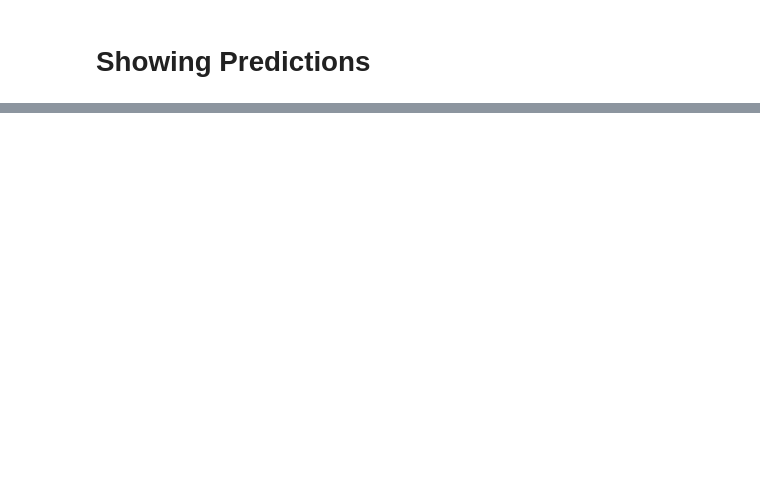
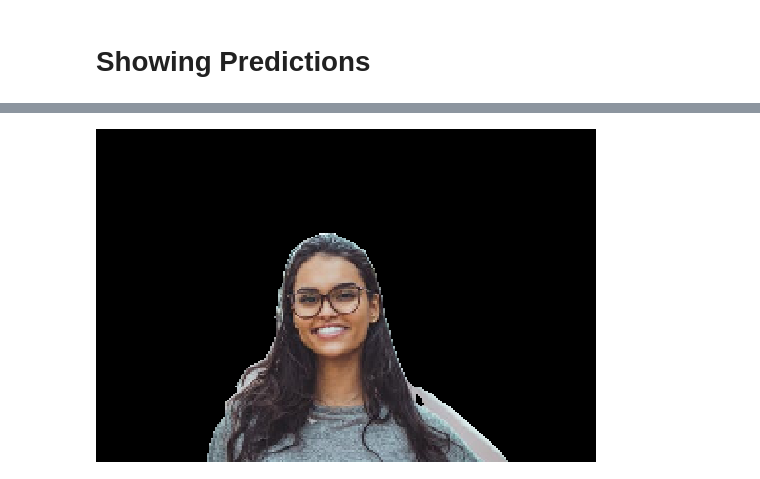
Before and after one commit to artanzand/image_segmentation_NST, a Jupyter notebook: src/U-Net_model.ipynb, the cells around one changed output, grey strips where cells are left out. Saved outputs shown, nothing was run; the diff lists cells and outputs as text; code cells hidden in the pictures; blank space fills up the shorter version.

```diff
--- a/src/U-Net_model.ipynb
+++ b/src/U-Net_model.ipynb
@@ -369,0 +407,19 @@ show_predictions(train_dataset, 2)
+# %%
+photo_mask = new_model.predict(processed_image_ds) > 0.5
+background_mask = np.abs(1 - photo_mask)
+
+
+original_img = tf.image.decode_jpeg(tf.io.read_file(IMAGE_PATH))
+h, w, _ = original_img.shape
+
+
+
+masked_photo = processed_image_ds * photo_mask
+background_mask = np.concatenate([background_mask, background_mask, background_mask], axis=-1)
+background_mask = background_mask * [0, 0, 255]
+final_photo = masked_photo
+
+
+tf.keras.preprocessing.image.array_to_img(tf.squeeze(tf.image.resize(final_photo, [h, w], method="nearest")))
+# %% [output]
+[figure, added]
```
Also changed, not shown: parts of 15 cells of this notebook.
